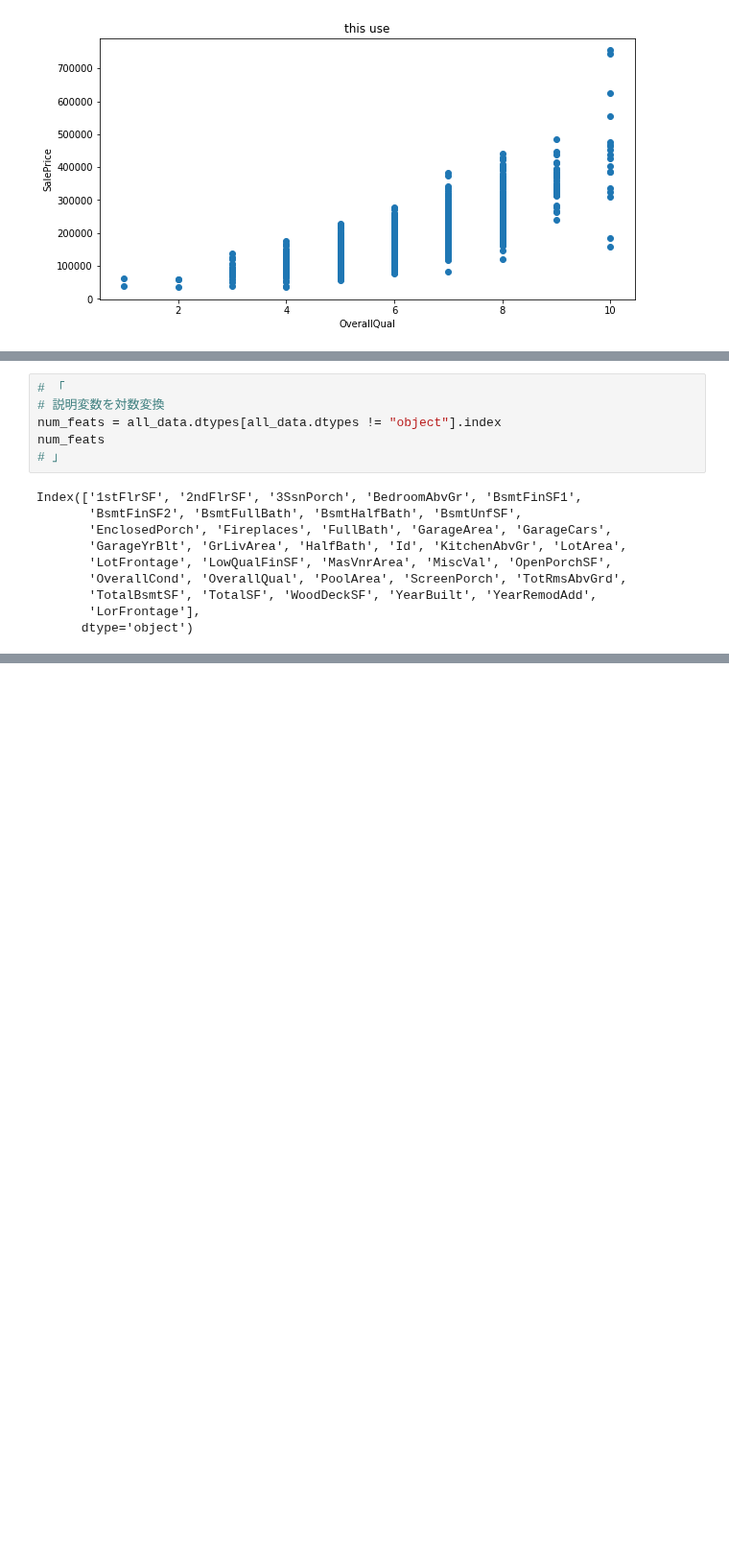
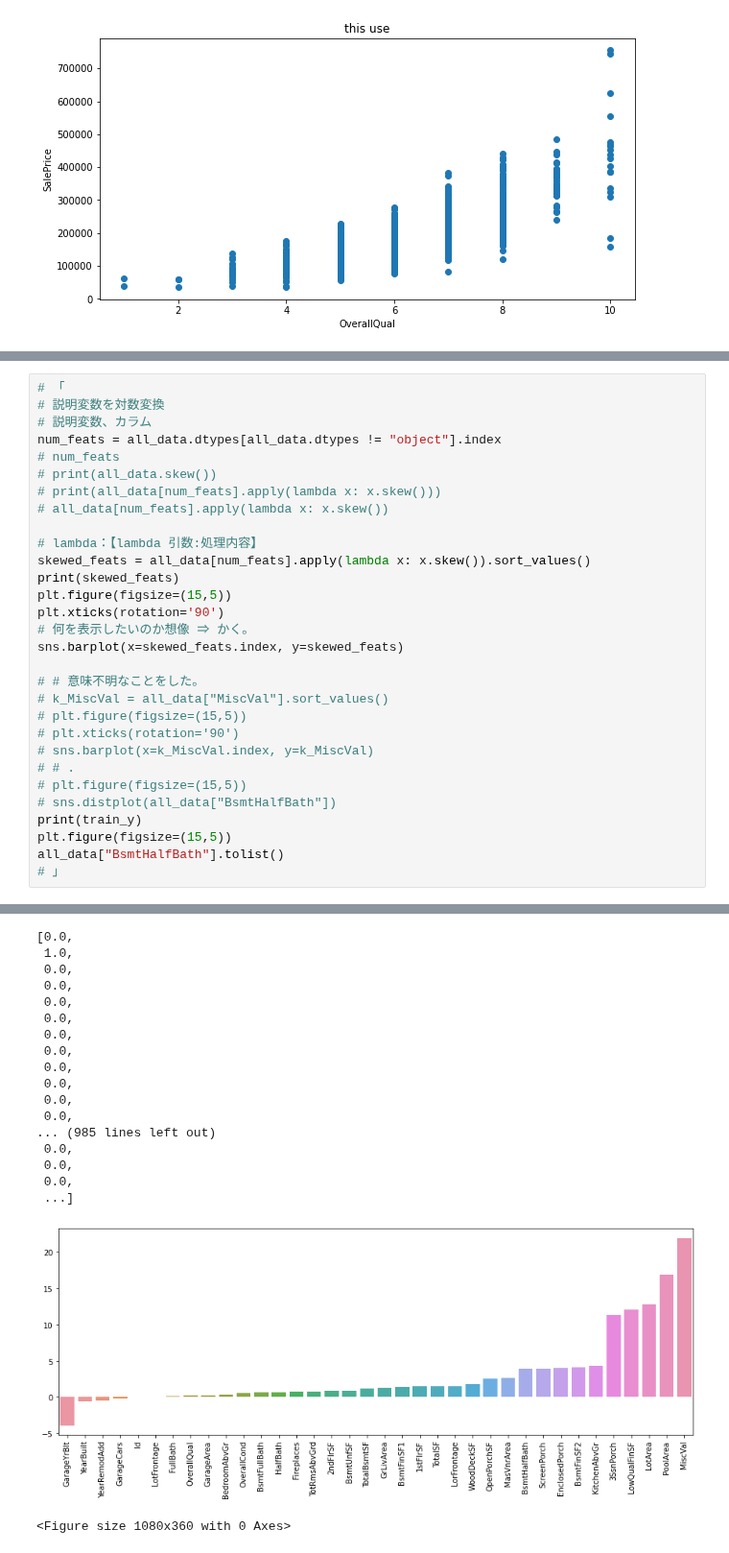
Before and after one commit to Tom-Lennox/Kaggle, a Jupyter notebook: HousePrices_c01.ipynb, the cells around one changed output, grey strips where cells are left out. Shown at 96% size. Cells and saved outputs as stored; diff of their text form; blank space fills up the shorter version.

```diff
--- a/HousePrices_c01.ipynb
+++ b/HousePrices_c01.ipynb
@@ -459,16 +460,31 @@ dtype: object
-# %%
-# 「
-# 説明変数を対数変換
-num_feats = all_data.dtypes[all_data.dtypes != "object"].index
-num_feats
-# 」
-# %% [output]
-Index(['1stFlrSF', '2ndFlrSF', '3SsnPorch', 'BedroomAbvGr', 'BsmtFinSF1',
-       'BsmtFinSF2', 'BsmtFullBath', 'BsmtHalfBath', 'BsmtUnfSF',
-       'EnclosedPorch', 'Fireplaces', 'FullBath', 'GarageArea', 'GarageCars',
-       'GarageYrBlt', 'GrLivArea', 'HalfBath', 'Id', 'KitchenAbvGr', 'LotArea',
-       'LotFrontage', 'LowQualFinSF', 'MasVnrArea', 'MiscVal', 'OpenPorchSF',
-       'OverallCond', 'OverallQual', 'PoolArea', 'ScreenPorch', 'TotRmsAbvGrd',
-       'TotalBsmtSF', 'TotalSF', 'WoodDeckSF', 'YearBuilt', 'YearRemodAdd',
-       'LorFrontage'],
-      dtype='object')
+# %%
+# 「
+# 説明変数を対数変換
+# 説明変数、カラム
+num_feats = all_data.dtypes[all_data.dtypes != "object"].index
+# num_feats
+# print(all_data.skew())
+# print(all_data[num_feats].apply(lambda x: x.skew()))
+# all_data[num_feats].apply(lambda x: x.skew())
+
+# lambda：【lambda 引数:処理内容】
+skewed_feats = all_data[num_feats].apply(lambda x: x.skew()).sort_values()
+print(skewed_feats)
+plt.figure(figsize=(15,5))
+plt.xticks(rotation='90')
+# 何を表示したいのか想像 ⇒ かく。
+sns.barplot(x=skewed_feats.index, y=skewed_feats)
+
+# # 意味不明なことをした。
+# k_MiscVal = all_data["MiscVal"].sort_values()
+# plt.figure(figsize=(15,5))
+# plt.xticks(rotation='90')
+# sns.barplot(x=k_MiscVal.index, y=k_MiscVal)
+# # .
+# plt.figure(figsize=(15,5))
+# sns.distplot(all_data["BsmtHalfBath"])
+print(train_y)
+plt.figure(figsize=(15,5))
+all_data["BsmtHalfBath"].tolist()
+# 」
+# %% [output]
@@ -474,0 +508,19 @@ Index(['1stFlrSF', '2ndFlrSF', '3SsnPorch', 'BedroomAbvGr', 'BsmtFinSF1',
+[0.0,
+ 1.0,
+ 0.0,
+ 0.0,
+ 0.0,
+ 0.0,
+ 0.0,
+ 0.0,
+ 0.0,
+ 0.0,
+ 0.0,
+ 0.0,
+... (985 lines left out)
+ 0.0,
+ 0.0,
+ 0.0,
+ ...]
+[figure, added]
+<Figure size 1080x360 with 0 Axes>
```
Also changed, not shown: parts of 4 cells of this notebook.
